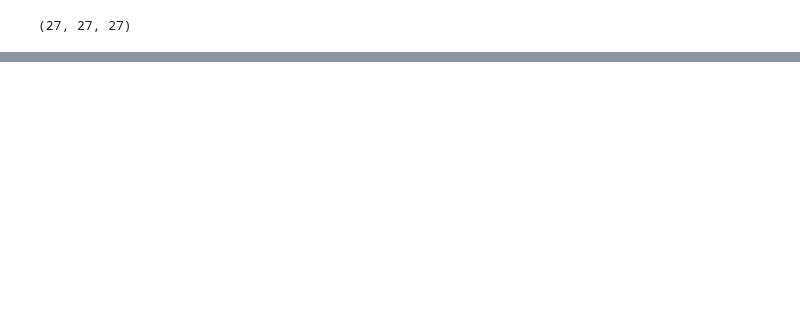
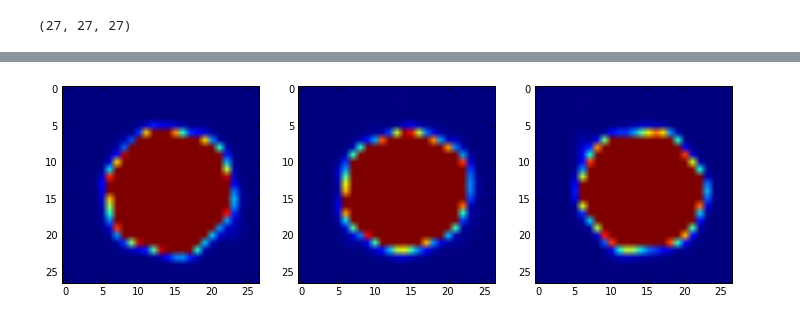
Before and after one commit to haoyuanli93/Alignment, a Jupyter notebook: Prepare the data.ipynb, the cells around one changed output, grey strips where cells are left out. Cells and saved outputs as stored; diff of their text form; code cells hidden in the pictures; blank space fills up the shorter version.

```diff
--- a/Prepare the data.ipynb
+++ b/Prepare the data.ipynb
@@ -59,9 +60,14 @@ rotated = scipy.ndimage.affine_transform(input=data_copy,
                                mode='constant', cval=0.0, prefilter=True)
 # %%
 fig, axes  =plt.subplots(ncols=3, nrows=1)
+
+fig.set_figwidth(12)
+
 
 axes[0].imshow(np.sum(rotated, axis=0), vmax=0.01, cmap='jet')
 axes[1].imshow(np.sum(rotated, axis=1), vmax=0.01, cmap='jet')
 axes[2].imshow(np.sum(rotated, axis=2), vmax=0.01, cmap='jet')
 
 plt.show()
+# %% [output]
+[figure, added]
```
Also changed, not shown: parts of 6 cells of this notebook, 2 other files.
